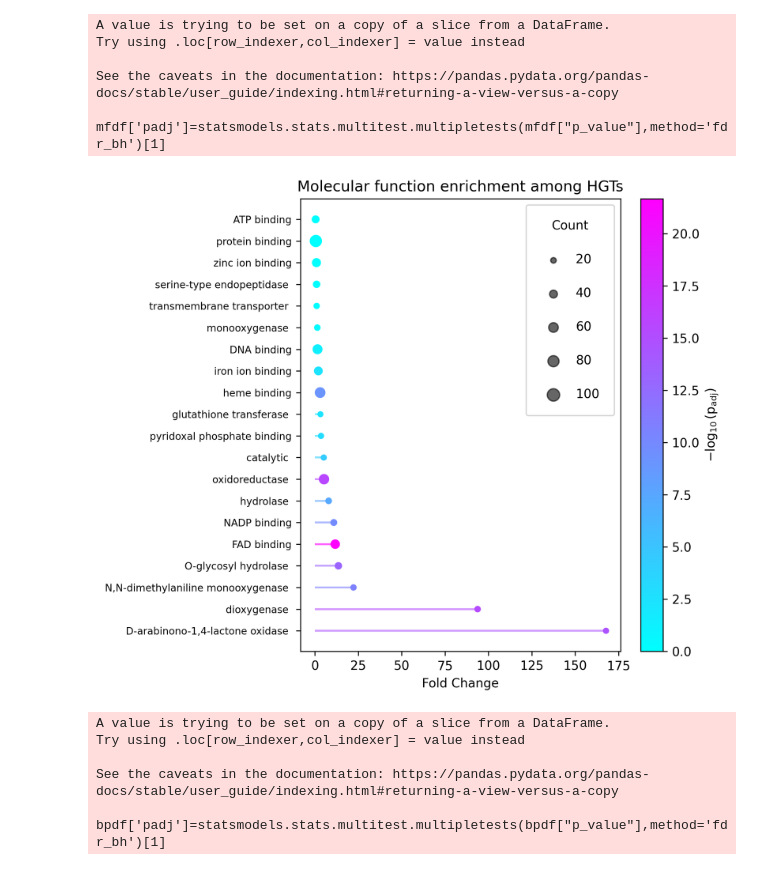
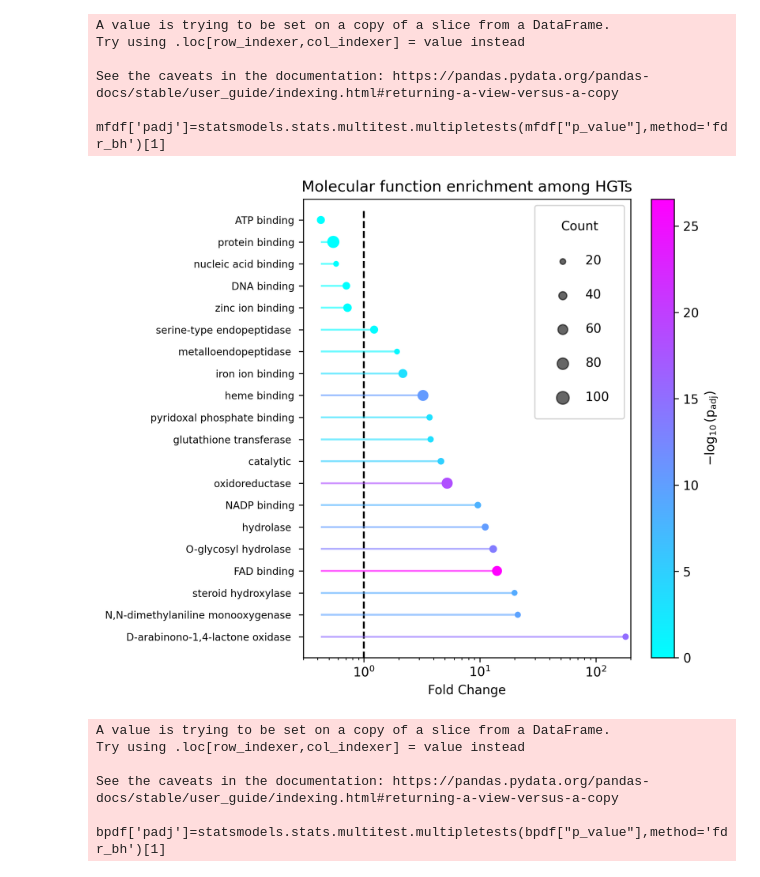
Before and after one commit to rishabhrajkapoor/Bradysia_coprophila_HGT, a Jupyter notebook: go_term_deeploc_cazy.ipynb, the cells around one changed output. Drawn from its saved outputs; the diff is of its cells as text; code cells hidden in the pictures.

```diff
--- a/go_term_deeploc_cazy.ipynb
+++ b/go_term_deeploc_cazy.ipynb
@@ -254,2 +311,8 @@ h.shape[0]
 # %%
 transposon_terms="GO:0006310|GO:0015074|GO:0006313|GO:0098039|GO:0098038|GO:0006317|GO:0006318|GO:0032197"
+# %%
+for x in transposon_terms.split("|"):
+    try:
+        print(x,go_dict[x]['name'])
+    except:
+        print(x)
@@ -273,7 +345,7 @@ h.to_csv("final_outputs/hgt_go_terms.csv")
 # %%
 ##tabulate hgt gene count per go_term
 from collections import Counter
-hgts=set(dfriso[dfriso.tree_HGT].gene)
+hgts=set(dfriso[dfriso.tree_HTG].gene)
 hgtgo=list(godf[godf[2].isin(hgts)][4])
 m=set(Counter(hgtgo))
 hgtdf = pd.DataFrame(index=list(m))
@@ -283,13 +355,13 @@ for index, row in hgtdf.iterrows():
 # %%
 for index, row in hgtdf.iterrows():
   total_genes=list(set(godf[godf[4]==index][2]))
-  hgt_genes=list(dfriso[(dfriso.tree_HGT)&(dfriso.gene.isin(total_genes))].gene)
+  hgt_genes=list(dfriso[(dfriso.tree_HTG)&(dfriso.gene.isin(total_genes))].gene)
   desc=str(list(dfriso[dfriso.gene.isin(hgt_genes)].description))
   hgtdf.loc[index,"genes"]=str(hgt_genes)
   hgtdf.loc[index,"genes_desc"]=desc
   hgtdf.loc[index,"Total_count"]=len(total_genes)
   hgtdf.loc[index,"HGT_count"]=len(hgt_genes)
 # %%
-all_hgt_genes=set(dfriso[dfriso.tree_HGT].gene)
+all_hgt_genes=set(dfriso[dfriso.tree_HTG].gene)
 len(all_hgt_genes)
 # %% [output]
@@ -319,53 +391,74 @@ Try using .loc[row_indexer,col_indexer] = value instead
 See the caveats in the documentation: https://pandas.pydata.org/pandas-docs/stable/user_guide/indexing.html#returning-a-view-versus-a-copy
   mfdf['padj']=statsmodels.stats.multitest.multipletests(mfdf["p_value"],method='fdr_bh')[1]
 # %%
-dfi=mfdf.sort_values("HGT_count",ascending=False).iloc[0:22,:].sort_values('FC',ascending=False)
-dfi=dfi[~(dfi.Name.str.contains("paired donors")|dfi.Name.str.contains("flavin"))|dfi.Name.str.contains('CH-OH')]
-dfi.Name=dfi.Name.replace('hydrolase activity, hydrolyzing O-glycosyl compounds','O-glycosyl hydrolase activity')
-dfi.Name=[x.replace('activity','') for x in dfi.Name]
+dfi = mfdf.sort_values("HGT_count", ascending=False).iloc[0:24, :].sort_values('FC', ascending=False)
+dfi = dfi[~((dfi.Name.str.contains("paired donors") | dfi.Name.str.contains("flavin")) | dfi.Name.str.contains('CH-OH'))]
+dfi.Name = dfi.Name.replace(
+    'hydrolase activity, hydrolyzing O-glycosyl compounds',
+    'O-glycosyl hydrolase activity'
+)
+dfi.Name = [x.replace('activity', '') for x in dfi.Name]
 
-
-plt.figure(figsize=(7, 6)) # Adjust the figure size
-
-
+plt.figure(figsize=(7, 6))
+plt.vlines(1,-1,19.5,linestyle='dashed',color='black')
 # Concatenate index and Name for y-axis labels
-n = [y for x,y in zip (dfi.index,dfi.Name)]
+n = [y for x, y in zip(dfi.index, dfi.Name)]
 
 # Scatter plot
-ymin,ymax=plt.ylim()
+scatter = plt.scatter(
+    dfi['FC'],
+    n,
+    s=dfi['HGT_count'],
+    c=-np.log10(dfi['padj']),
+    cmap='cool'
+)
 
-scatter = plt.scatter(dfi['FC'], n, s=dfi['HGT_count'], c=-np.log10(dfi['padj']), cmap='cool')
+# Make x-axis log scale
+plt.xscale('log')
 
 # Create dummy points for the legend
-legend_sizes = [20,40,60,80,100]
+legend_sizes = [20, 40, 60, 80, 100]
 for size in legend_sizes:
     plt.scatter([], [], s=size, label=str(size), color='black', alpha=0.6)
 
-# Add legend
-plt.legend(title='Count', scatterpoints=1, labelspacing=1.7, loc='upper right',borderpad=1.2)
+plt.legend(
+    title='Count',
+    scatterpoints=1,
+    labelspacing=1.7,
+    loc='upper right',
+    borderpad=1.2
+)
 
-# Colorbar
 plt.colorbar(scatter, label=r'$-\log_{10}(\text{p}_{\text{adj}})$')
 
-# Add horizontal lines connecting each point to y-axis
+# Add horizontal lines connecting each point to log-scale baseline
+xmin = dfi['FC'].min()
+
 for i, y_val in enumerate(n):
-    plt.hlines(y_val, 0, dfi['FC'][i], colors=scatter.to_rgba(-np.log10(dfi['padj'])[i]), alpha=0.6)
+    plt.hlines(
+        y_val,
+        xmin,
+        dfi['FC'].iloc[i],
+        colors=scatter.to_rgba(-np.log10(dfi['padj']).iloc[i]),
+        alpha=0.6
+    )
 
-# Labels and title
 plt.xlabel('Fold Change')
 plt.title('Molecular function enrichment among HGTs')
+plt.yticks(fontsize=8)
+plt.xlim(.3,200)
+plt.tight_layout()
 
-# Adjust y-axis font size
-plt.yticks(fontsize=8)  # Set font size for y-axis labels
 
-# Adjust layout to make all ticks visible
-plt.tight_layout()
-plt.savefig('figures/molecular_function_enrichment.svg',format='svg',bbox_inches='tight')
+plt.savefig(
+    'figures/molecular_function_enrichment.svg',
+    format='svg',
+    bbox_inches='tight'
+)
 
-# Show plot
 plt.show()
 # %% [output]
-[figure, old version]
+[figure, new version]
 # %%
 ##number of hgts with any go term
 n_hgts_with_go=len(set(godf[(godf[8]=='P')&(godf[2].isin(all_hgt_genes))][2]))
```
Also changed, not shown: parts of 51 cells of this notebook, 27 other files.
